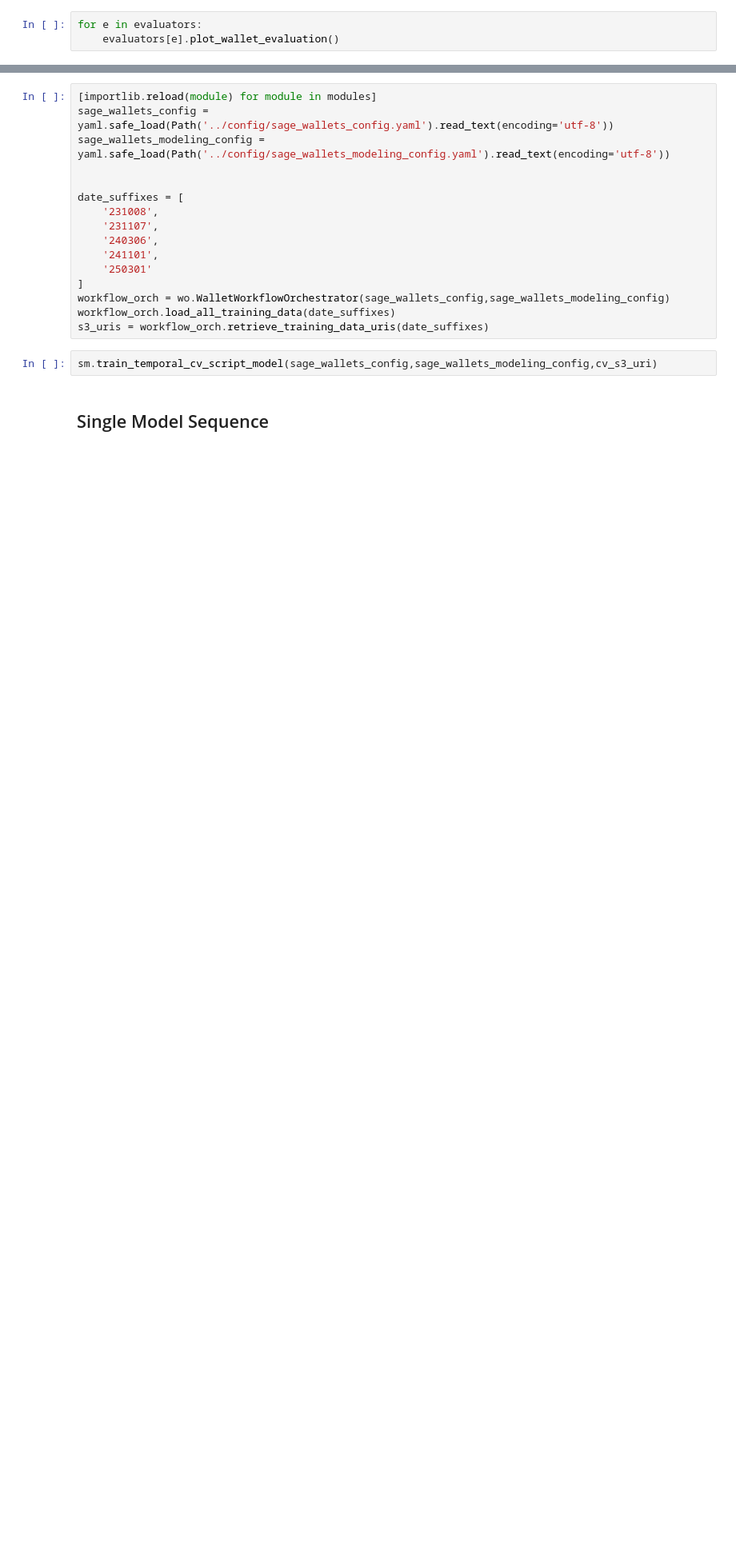
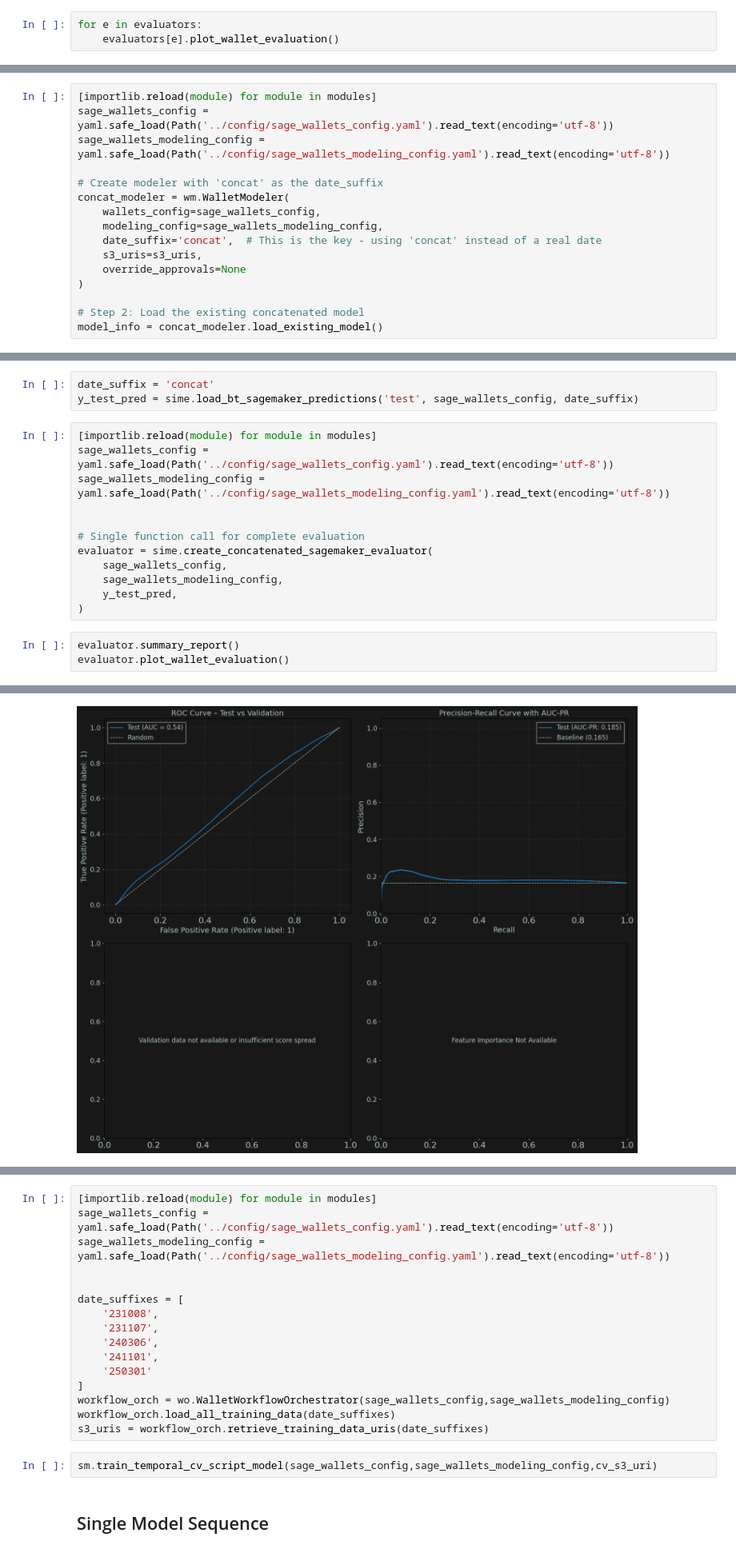
Before and after one commit to dreams-labs/sagemaker, a Jupyter notebook: notebooks/DDA-927 offset concatenation.ipynb, the cells around one changed output, grey strips where cells are left out. Shown at 80% size. Drawn from its saved outputs; the diff is of its cells as text; blank space fills up the shorter version.

```diff
--- a/notebooks/DDA-927 offset concatenation.ipynb
+++ b/notebooks/DDA-927 offset concatenation.ipynb
@@ -472,0 +370,16 @@ for e in evaluators:
+# %%
+[importlib.reload(module) for module in modules]
+sage_wallets_config = yaml.safe_load(Path('../config/sage_wallets_config.yaml').read_text(encoding='utf-8'))
+sage_wallets_modeling_config = yaml.safe_load(Path('../config/sage_wallets_modeling_config.yaml').read_text(encoding='utf-8'))
+
+# Create modeler with 'concat' as the date_suffix
+concat_modeler = wm.WalletModeler(
+    wallets_config=sage_wallets_config,
+    modeling_config=sage_wallets_modeling_config,
+    date_suffix='concat',  # This is the key - using 'concat' instead of a real date
+    s3_uris=s3_uris,
+    override_approvals=None
+)
+
+# Step 2: Load the existing concatenated model
+model_info = concat_modeler.load_existing_model()
@@ -472,0 +407,19 @@ for e in evaluators:
+# %%
+date_suffix = 'concat'
+y_test_pred = sime.load_bt_sagemaker_predictions('test', sage_wallets_config, date_suffix)
+# %%
+[importlib.reload(module) for module in modules]
+sage_wallets_config = yaml.safe_load(Path('../config/sage_wallets_config.yaml').read_text(encoding='utf-8'))
+sage_wallets_modeling_config = yaml.safe_load(Path('../config/sage_wallets_modeling_config.yaml').read_text(encoding='utf-8'))
+
+
+# Single function call for complete evaluation
+evaluator = sime.create_concatenated_sagemaker_evaluator(
+    sage_wallets_config,
+    sage_wallets_modeling_config,
+    y_test_pred,
+)
+# %%
+evaluator.summary_report()
+evaluator.plot_wallet_evaluation()
+# %% [output]
@@ -473 +444,2 @@ for e in evaluators:
+[figure, added]
 # %% [markdown]
```
Also changed, not shown: parts of 24 cells of this notebook.
